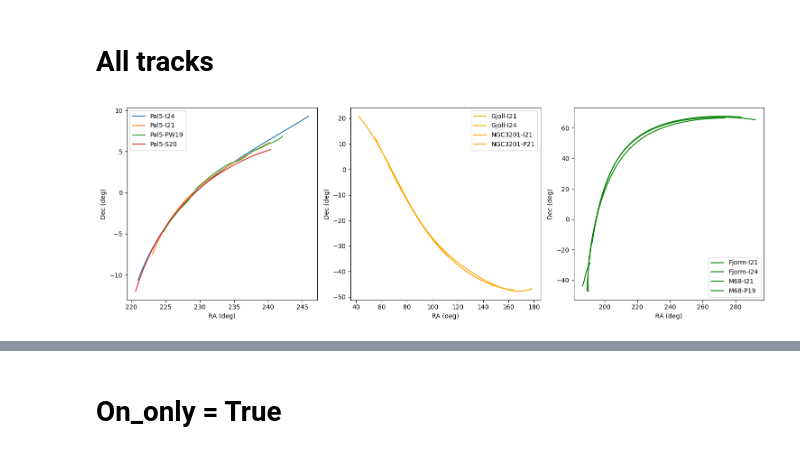
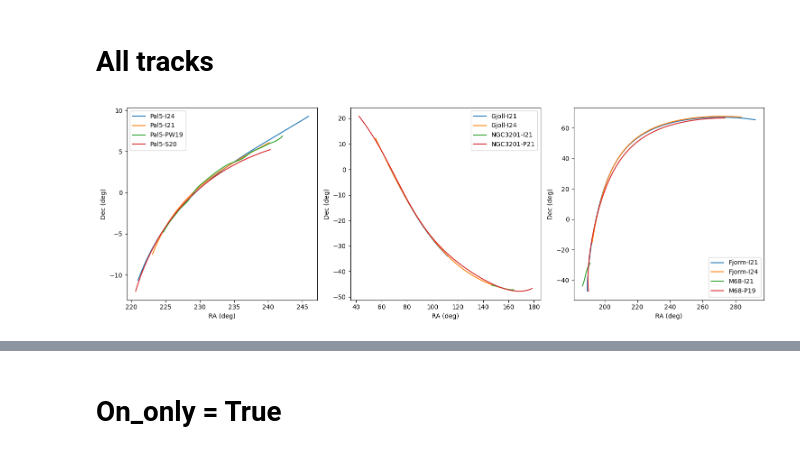
Before and after one commit to vepe99/diffusion-experiments, a Jupyter notebook: case_study5/project_stream/notebooks/observational_window.ipynb, the cells around one changed output, grey strips where cells are left out. Saved outputs shown, nothing was run; the diff lists cells and outputs as text; code cells hidden in the pictures.

```diff
--- a/case_study5/project_stream/notebooks/observational_window.ipynb
+++ b/case_study5/project_stream/notebooks/observational_window.ipynb
@@ -30,32 +30,32 @@ WARNING: AstropyDeprecationWarning: The get_name method is deprecated and may be
 # %%
 tracks_name_Pal5 = mws.get_track_names_for_stream('Pal5', )
 tracks_name_NGC3201 = mws.get_track_names_for_stream('NGC3201', )
 tracks_name_M68 = mws.get_track_names_for_stream('M68', )
 
 fig = plt.figure(figsize=(15,5), tight_layout=True)
 ax = fig.add_subplot(131)
 ax2 = fig.add_subplot(132)
 ax3 = fig.add_subplot(133)
 
 for i in range(len(tracks_name_Pal5)):
     track = mws[tracks_name_Pal5[i]].track
     ax.plot(track.ra, track.dec, label=f'{tracks_name_Pal5[i]}')
     ax.set_xlabel('RA (deg)')
     ax.set_ylabel('Dec (deg)')
     ax.legend()
 
 for i in range(len(tracks_name_NGC3201)):
     track_ngc3201 = mws[tracks_name_NGC3201[i]].track
-    ax2.plot(track_ngc3201.ra, track_ngc3201.dec, label=f'{tracks_name_NGC3201[i]}', color='orange')
+    ax2.plot(track_ngc3201.ra, track_ngc3201.dec, label=f'{tracks_name_NGC3201[i]}', )
     ax2.set_xlabel('RA (deg)')
     ax2.set_ylabel('Dec (deg)')
     ax2.legend()
 
 for i in range(len(tracks_name_M68)):
     track_m68 = mws[tracks_name_M68[i]].track
-    ax3.plot(track_m68.ra, track_m68.dec, label=f'{tracks_name_M68[i]}', color='green')
+    ax3.plot(track_m68.ra, track_m68.dec, label=f'{tracks_name_M68[i]}', )
     ax3.set_xlabel('RA (deg)')
     ax3.set_ylabel('Dec (deg)')
     ax3.legend()
 # %% [output]
-[figure, old version]
+[figure, new version]
```
Also changed, not shown: parts of 1 cell of this notebook, 7 other files.
